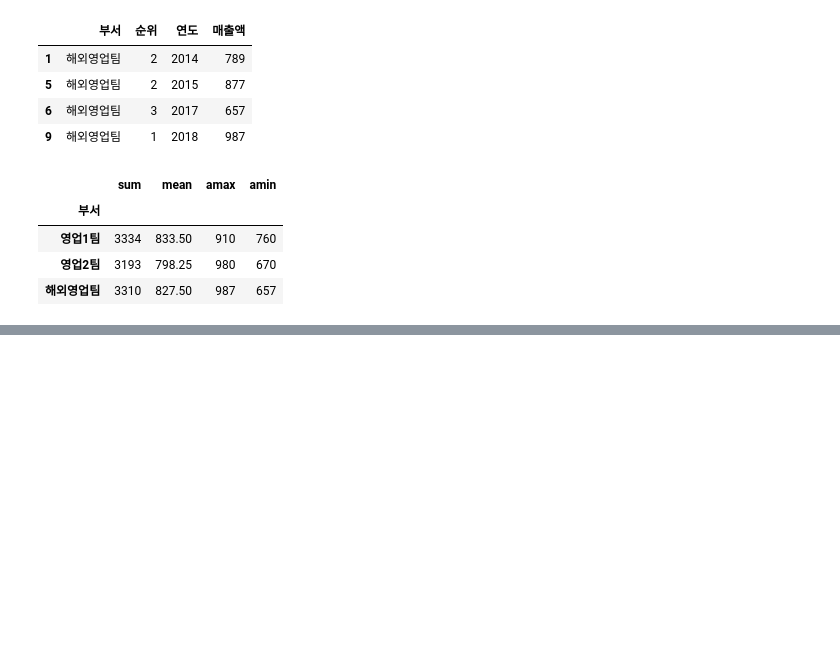
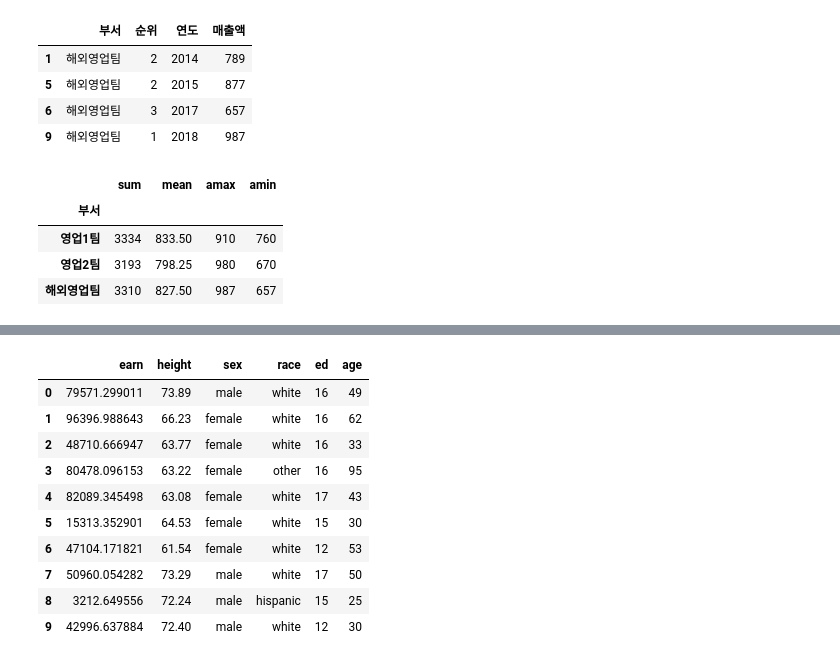
Before and after one commit to jjh9329/numpy-study, a Jupyter notebook: 02.Pandas/Pandas 실습.ipynb, the cells around one changed output, grey strips where cells are left out. Saved outputs shown, nothing was run; the diff lists cells and outputs as text; code cells hidden in the pictures; blank space fills up the shorter version.

```diff
--- a/02.Pandas/Pandas 실습.ipynb
+++ b/02.Pandas/Pandas 실습.ipynb
@@ -1834,0 +2186,16 @@ grouped['매출액'].agg([np.sum,np.mean,np.max,np.min])
+# %%
+df = pd.read_csv('wages.csv')
+df.shape
+df.head(10)
+# %% [output]
+|  | earn | height | sex | race | ed | age |
+| 0 | 79571.299011 | 73.89 | male | white | 16 | 49 |
+| 1 | 96396.988643 | 66.23 | female | white | 16 | 62 |
+| 2 | 48710.666947 | 63.77 | female | white | 16 | 33 |
+| 3 | 80478.096153 | 63.22 | female | other | 16 | 95 |
+| 4 | 82089.345498 | 63.08 | female | white | 17 | 43 |
+| 5 | 15313.352901 | 64.53 | female | white | 15 | 30 |
+| 6 | 47104.171821 | 61.54 | female | white | 12 | 53 |
+| 7 | 50960.054282 | 73.29 | male | white | 17 | 50 |
+| 8 | 3212.649556 | 72.24 | male | hispanic | 15 | 25 |
+| 9 | 42996.637884 | 72.40 | male | white | 12 | 30 |
```
Also changed, not shown: parts of 70 cells of this notebook, 6 other files.
